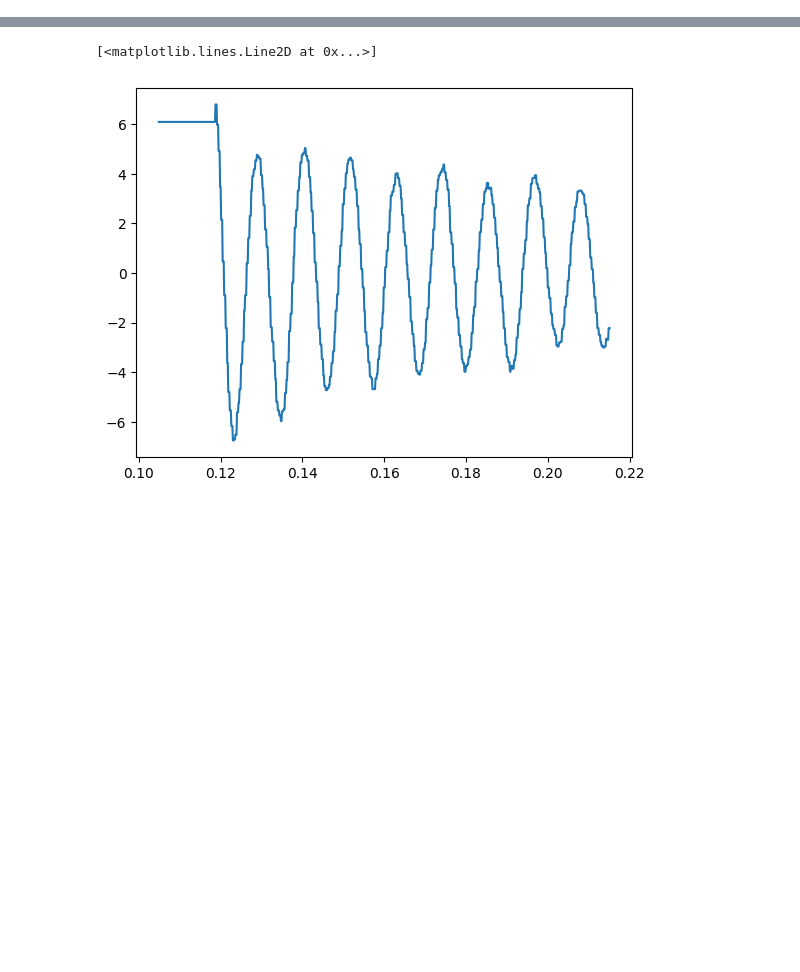
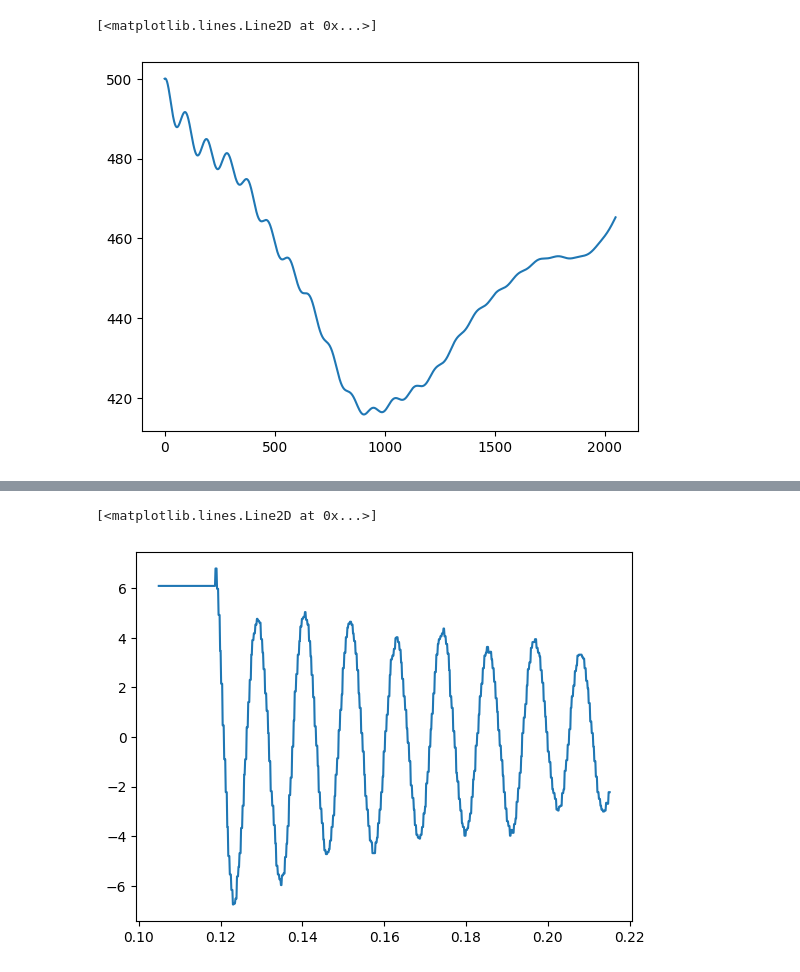
Before and after one commit to ChiragBusiness/FYP, a Jupyter notebook: fft.ipynb, the cells around one changed output, grey strips where cells are left out. Drawn from its saved outputs; the diff is of its cells as text; code cells hidden in the pictures; blank space fills up the shorter version.

```diff
--- a/fft.ipynb
+++ b/fft.ipynb
@@ -57 +62,6 @@ mean_endpoint_position_values = np.mean(endpoint_position_values, axis=0)
+# %%
+plt.plot(mean_endpoint_position_values[350:])
+# %% [output]
+[<matplotlib.lines.Line2D at 0x...>]
+[figure, added]
 # %%
```
Also changed, not shown: parts of 6 cells of this notebook.
